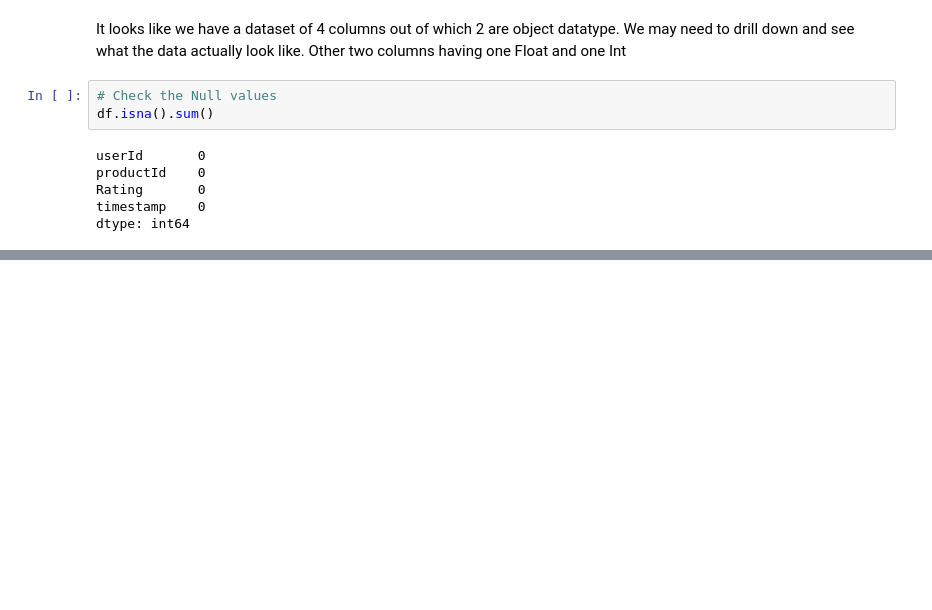
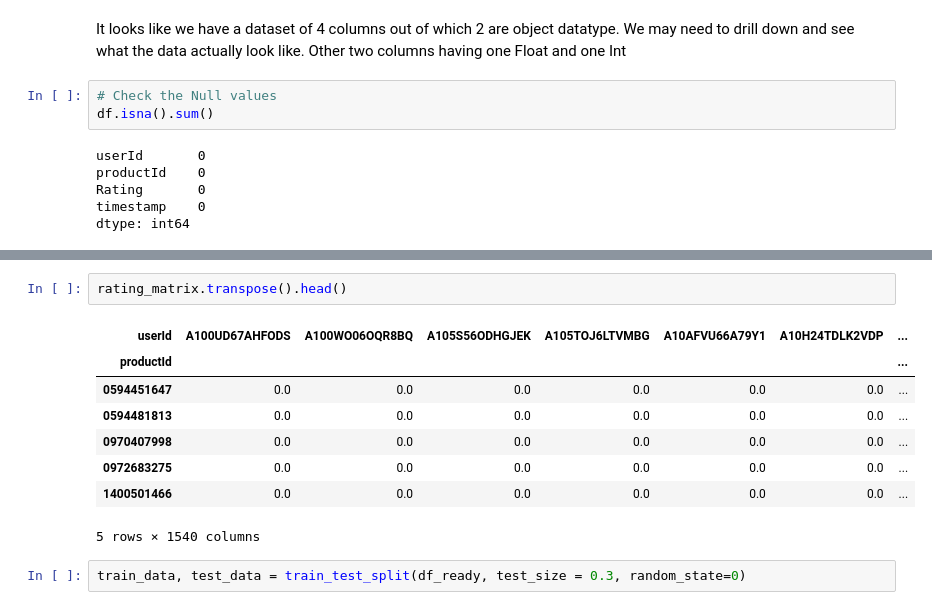
Before and after one commit to praveenveera/AmazonReviewsData, a Jupyter notebook: RS_Project.ipynb, the cells around one changed output, grey strips where cells are left out. Saved outputs shown, nothing was run; the diff lists cells and outputs as text; blank space fills up the shorter version.

```diff
--- a/RS_Project.ipynb
+++ b/RS_Project.ipynb
@@ -56,0 +128,13 @@ df.describe().transpose()
+# %%
+rating_matrix.transpose().head()
+# %% [output]
+| userId | A100UD67AHFODS | A100WO06OQR8BQ | A105S56ODHGJEK | A105TOJ6LTVMBG | A10AFVU66A79Y1 | A10H24TDLK2VDP | ... |
+| productId |  |  |  |  |  |  | ... |
+| 0594451647 | 0.0 | 0.0 | 0.0 | 0.0 | 0.0 | 0.0 | ... |
+| 0594481813 | 0.0 | 0.0 | 0.0 | 0.0 | 0.0 | 0.0 | ... |
+| 0970407998 | 0.0 | 0.0 | 0.0 | 0.0 | 0.0 | 0.0 | ... |
+| 0972683275 | 0.0 | 0.0 | 0.0 | 0.0 | 0.0 | 0.0 | ... |
+| 1400501466 | 0.0 | 0.0 | 0.0 | 0.0 | 0.0 | 0.0 | ... |
+5 rows × 1540 columns
+# %%
+train_data, test_data = train_test_split(df_ready, test_size = 0.3, random_state=0)
```
Also changed, not shown: parts of 26 cells of this notebook.
